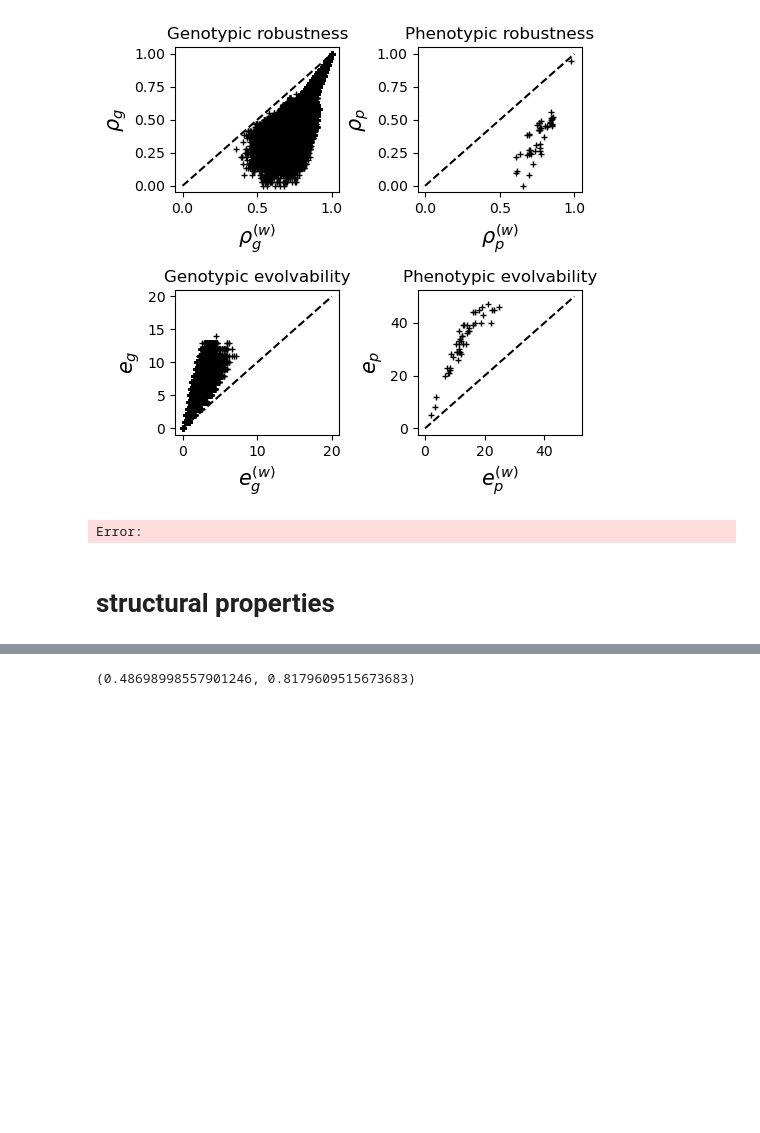
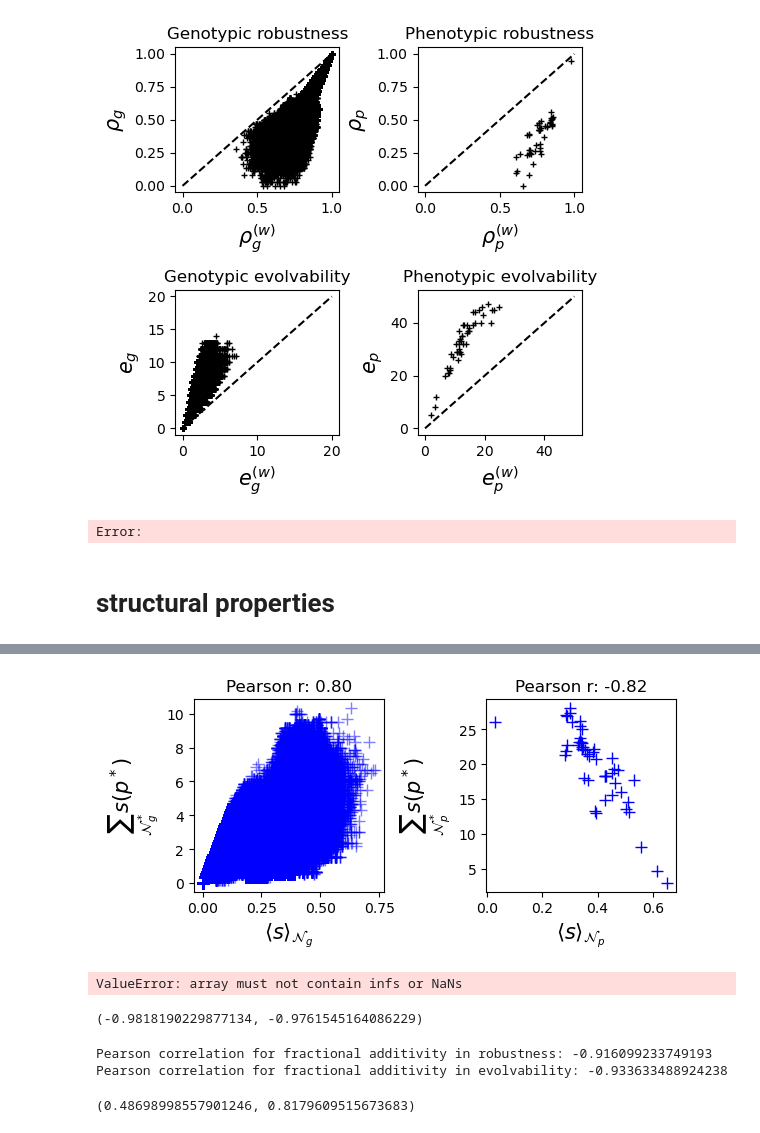
Before and after one commit to paulagrcg/phenodistance, a Jupyter notebook: plots/plotsquantities.ipynb, the cells around one changed output, grey strips where cells are left out. Saved outputs shown, nothing was run; the diff lists cells and outputs as text; code cells hidden in the pictures; blank space fills up the shorter version.

```diff
--- a/plots/plotsquantities.ipynb
+++ b/plots/plotsquantities.ipynb
@@ -485,0 +537,16 @@ NameError: name 'rhogDPD' is not defined
+# %%
+from collections import defaultdict
+fractionaladd = defaultdict(float)
+for rhopkey in rhopD.keys():
+    fractionaladd[rhopkey] = rhopDPD[rhopkey] - rhopD[rhopkey]
+fractionalsub = defaultdict(float)
+for evpkey in evpD.keys():
+    fractionalsub[evpkey] = -(evpDPD[evpkey] - evpD[evpkey])
+# %%
+from collections import defaultdict
+fractionaladdg = defaultdict(float)
+for rhogkey in rhogD.keys():
+    fractionaladdg[rhogkey] = rhogDPD[rhogkey] - rhogD[rhogkey]
+fractionalsubg = defaultdict(float)
+for evgkey in evgD.keys():
+    fractionalsubg[evgkey] = -(evgDPD[evgkey] - evgD[evgkey])
@@ -485,0 +607,34 @@ NameError: name 'rhogDPD' is not defined
+# %%
+from matplotlib import pyplot as plt
+from matplotlib import gridspec
+import numpy as np
+fig = plt.figure(figsize=(6, 3))  # Adjusted height for better spacing
+gs = gridspec.GridSpec(1, 2, figure=fig)
+# Subplot 1: Genotypic robustness
+ax1 = fig.add_subplot(gs[0, 0])
+ax1.set_title('Pearson r: %.2f' % pearson_rsg)
+ax1.plot(list(fractionaladdg.values()), list(fractionalsubg.values()),'+', color='blue', markersize=8, alpha=0.5)
+ax1.set_xlabel(r'$\langle s \rangle_{\mathcal{N}_g}$', fontsize=15)
+ax1.set_ylabel(r'$\sum_{\mathcal{N}_g^*} s(p^*)$', fontsize=15)
+
+ax2 = fig.add_subplot(gs[0, 1])
+ax2.set_title('Pearson r: %.2f' % pearson_rsp)
+ax2.plot(list(fractionaladd.values()), list(fractionalsub.values()),  '+', color='blue', markersize=8)
+ax2.set_xlabel(r'$\langle s \rangle_{\mathcal{N}_p}$', fontsize=15)
+ax2.set_ylabel(r'$\sum_{\mathcal{N}_p^*} s(p^*)$', fontsize=15)
+
+plt.tight_layout()
+plt.savefig('../plots/robustness_evolvability_compare3.png',bbox_inches='tight', dpi=300)
+# %% [output]
+[figure, added]
+# %%
+from scipy.stats import pearsonr
+import numpy as np
+pearson_rg,corr = pearsonr(list(fractionaladdg.values()), list(rhogD.values()))
+pearson_r2g,corr = pearsonr(1-np.array(list(fractionalsubg.values()))/np.array(list(evgD.values())), list(evgD.values()))
+# %% [output]
+ValueError: array must not contain infs or NaNs
+# %%
+pearson_rg, pearson_r2g
+# %% [output]
+(-0.9818190229877134, -0.9761545164086229)
@@ -486,3 +645,9 @@ NameError: name 'rhogDPD' is not defined
+# %%
+print("Pearson correlation for fractional additivity in robustness:", pearson_r)
+print("Pearson correlation for fractional additivity in evolvability:", pearson_r2)
+# %% [output]
+Pearson correlation for fractional additivity in robustness: -0.916099233749193
+Pearson correlation for fractional additivity in evolvability: -0.933633488924238
 # %%
 pearson_rPD, pearson_rD
 # %% [output]
```
Also changed, not shown: parts of 6 cells of this notebook, 3 other files.
